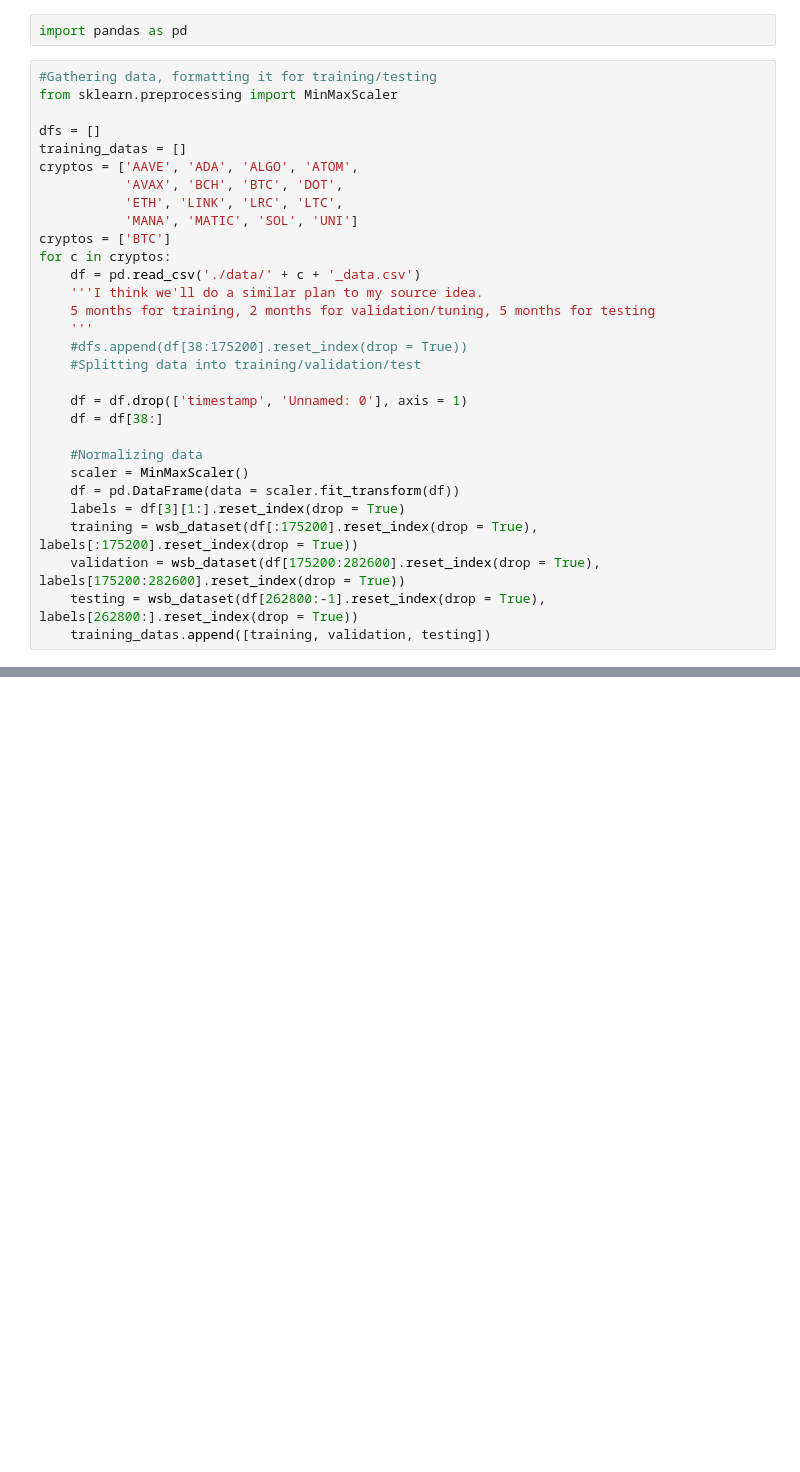
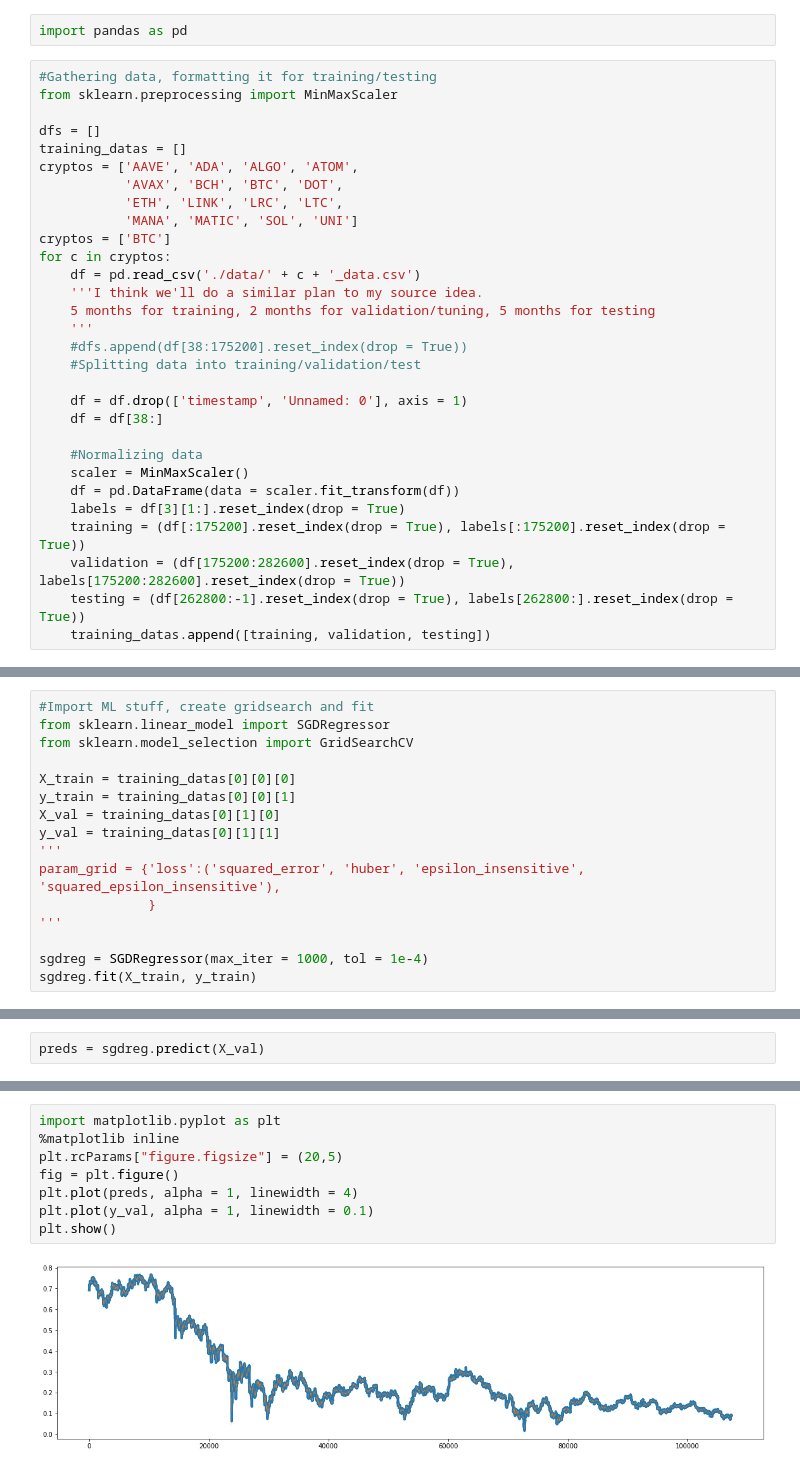
Before and after one commit to ahhuang007/wallstreetbets, a Jupyter notebook: colab_ml_testing.ipynb, the cells around one changed output, grey strips where cells are left out. Saved outputs shown, nothing was run; the diff lists cells and outputs as text; blank space fills up the shorter version.

Commit message:
did an sgdregressor, setting up simulation to test validation set

```diff
--- a/colab_ml_testing.ipynb
+++ b/colab_ml_testing.ipynb
@@ -84,7 +86,7 @@ for c in cryptos:
     scaler = MinMaxScaler()
     df = pd.DataFrame(data = scaler.fit_transform(df))
     labels = df[3][1:].reset_index(drop = True)
-    training = wsb_dataset(df[:175200].reset_index(drop = True), labels[:175200].reset_index(drop = True))
-    validation = wsb_dataset(df[175200:282600].reset_index(drop = True), labels[175200:282600].reset_index(drop = True))
-    testing = wsb_dataset(df[262800:-1].reset_index(drop = True), labels[262800:].reset_index(drop = True))
+    training = (df[:175200].reset_index(drop = True), labels[:175200].reset_index(drop = True))
+    validation = (df[175200:282600].reset_index(drop = True), labels[175200:282600].reset_index(drop = True))
+    testing = (df[262800:-1].reset_index(drop = True), labels[262800:].reset_index(drop = True))
     training_datas.append([training, validation, testing])
@@ -94,0 +93,16 @@ for c in cryptos:
+# %%
+#Import ML stuff, create gridsearch and fit
+from sklearn.linear_model import SGDRegressor
+from sklearn.model_selection import GridSearchCV
+
+X_train = training_datas[0][0][0]
+y_train = training_datas[0][0][1]
+X_val = training_datas[0][1][0]
+y_val = training_datas[0][1][1]
+'''
+param_grid = {'loss':('squared_error', 'huber', 'epsilon_insensitive', 'squared_epsilon_insensitive'),
+              }
+'''
+
+sgdreg = SGDRegressor(max_iter = 1000, tol = 1e-4)
+sgdreg.fit(X_train, y_train)
@@ -94,0 +115,2 @@ for c in cryptos:
+# %%
+preds = sgdreg.predict(X_val)
@@ -94,0 +137,10 @@ for c in cryptos:
+# %%
+import matplotlib.pyplot as plt
+%matplotlib inline
+plt.rcParams["figure.figsize"] = (20,5)
+fig = plt.figure()
+plt.plot(preds, alpha = 1, linewidth = 4)
+plt.plot(y_val, alpha = 1, linewidth = 0.1)
+plt.show()
+# %% [output]
+[figure, added]
```
Also changed, not shown: parts of 17 cells of this notebook.
